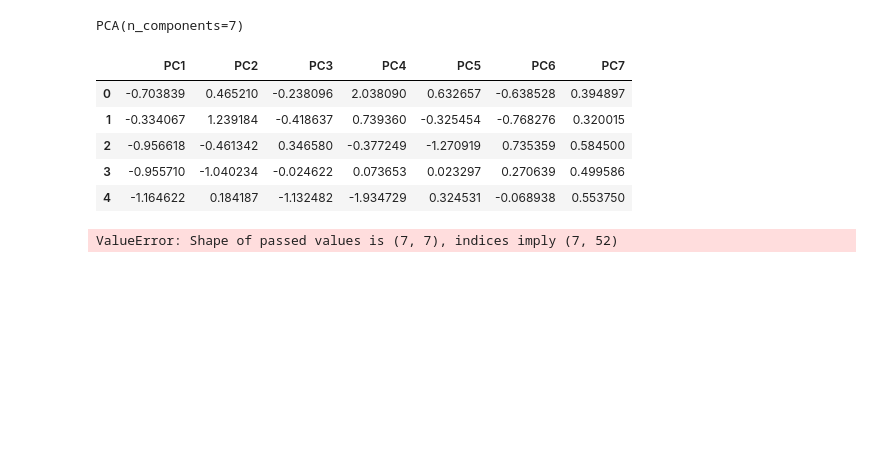
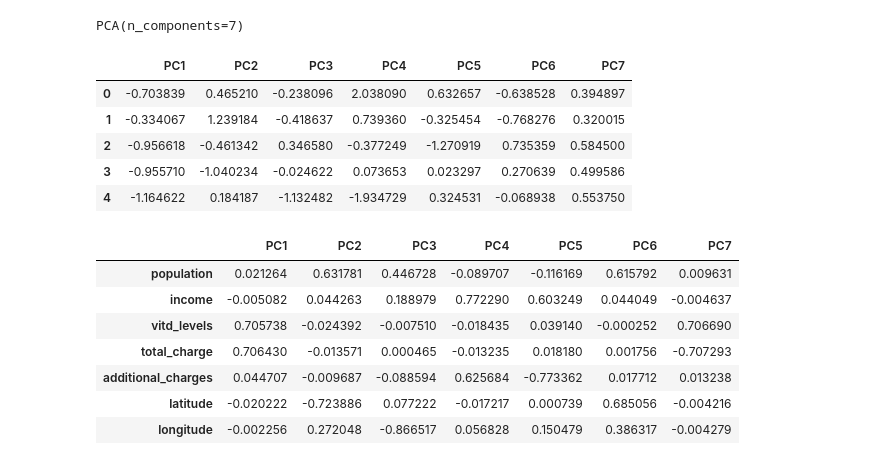
Before and after one commit to DesireeMcElroy/WGU_MSDA, a Jupyter notebook: D206-Data_Cleaning/medical_data.ipynb, the cells around one changed output. Drawn from its saved outputs; the diff is of its cells as text; code cells hidden in the pictures; blank space fills up the shorter version.

```diff
--- a/D206-Data_Cleaning/medical_data.ipynb
+++ b/D206-Data_Cleaning/medical_data.ipynb
@@ -1255,9 +1297,18 @@ pca_df.head()
 | 3 | -0.955710 | -1.040234 | -0.024622 | 0.073653 | 0.023297 | 0.270639 | 0.499586 |
 | 4 | -1.164622 | 0.184187 | -1.132482 | -1.934729 | 0.324531 | -0.068938 | 0.553750 |
 # %%
+pca_columns = ['PC1', 'PC2', 'PC3', 'PC4', 'PC5',
+                               'PC6', 'PC7']
 loadings = pd.DataFrame(pca.components_.T,
-                       columns=columns,
+                       columns=pca_columns,
                        index=cont_df.columns)
 loadings
 # %% [output]
-ValueError: Shape of passed values is (7, 7), indices imply (7, 52)
+|  | PC1 | PC2 | PC3 | PC4 | PC5 | PC6 | PC7 |
+| population | 0.021264 | 0.631781 | 0.446728 | -0.089707 | -0.116169 | 0.615792 | 0.009631 |
+| income | -0.005082 | 0.044263 | 0.188979 | 0.772290 | 0.603249 | 0.044049 | -0.004637 |
+| vitd_levels | 0.705738 | -0.024392 | -0.007510 | -0.018435 | 0.039140 | -0.000252 | 0.706690 |
+| total_charge | 0.706430 | -0.013571 | 0.000465 | -0.013235 | 0.018180 | 0.001756 | -0.707293 |
+| additional_charges | 0.044707 | -0.009687 | -0.088594 | 0.625684 | -0.773362 | 0.017712 | 0.013238 |
+| latitude | -0.020222 | -0.723886 | 0.077222 | -0.017217 | 0.000739 | 0.685056 | -0.004216 |
+| longitude | -0.002256 | 0.272048 | -0.866517 | 0.056828 | 0.150479 | 0.386317 | -0.004279 |
```
Also changed, not shown: parts of 33 cells of this notebook.
